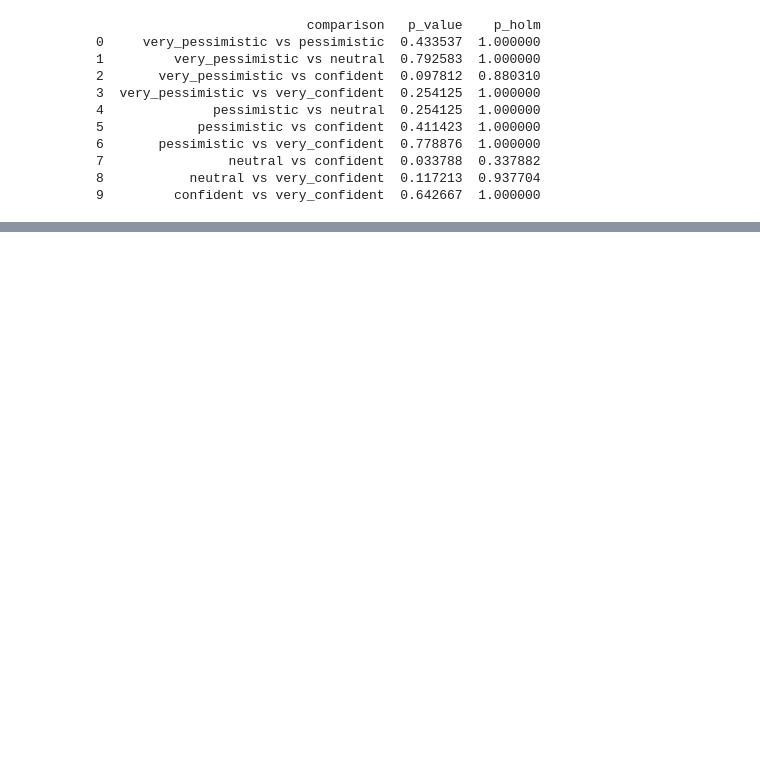
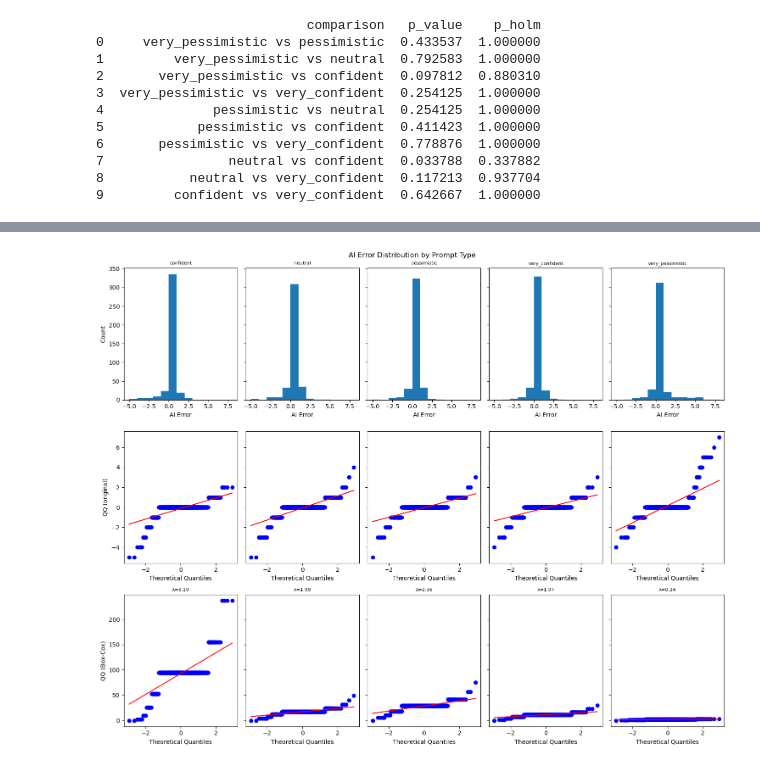
Before and after one commit to nebsen123/Prompt-bias-in-AI-grading, a Jupyter notebook: AI-Grader-ART_ANOVA.ipynb, the cells around one changed output, grey strips where cells are left out. Cells and saved outputs as stored; diff of their text form; code cells hidden in the pictures; blank space fills up the shorter version.

```diff
--- a/AI-Grader-ART_ANOVA.ipynb
+++ b/AI-Grader-ART_ANOVA.ipynb
@@ -1021,0 +1057,49 @@ print(posthoc_df)
+# %%
+error_by_prompt = df.groupby("prompt_type", observed=True)["ai_error"].apply(list)
+prompt_types = error_by_prompt.index.tolist()
+
+all_data = [x for sublist in error_by_prompt.values for x in sublist]
+global_bins = np.arange(min(all_data), max(all_data) + 2)
+
+fig, axes = plt.subplots(3, len(prompt_types), figsize=(15, 12), sharey="row")
+
+for j, prompt_type in enumerate(prompt_types):
+    data = np.array(error_by_prompt[prompt_type])
+
+    # Box-Cox requires strictly positive values
+    shift = abs(data.min()) + 1
+    data_shifted = data + shift
+    data_boxcox, lambda_ = boxcox(data_shifted)
+
+    # Row 1: histograms
+    ax = axes[0, j]
+    ax.hist(data, bins=global_bins)
+    ax.set_title(prompt_type, fontsize=8)
+    if j == 0:
+        ax.set_ylabel("Count")
+    ax.set_xlabel("AI Error")
+
+    # Row 2: QQ plots (original)
+    ax = axes[1, j]
+    stats.probplot(data, dist="norm", plot=ax)
+    ax.set_title("")
+    if j != 0:
+        ax.set_ylabel("")
+    ax.set_xlabel("Theoretical Quantiles")
+
+    # Row 3: QQ plots (box-cox transformed)
+    ax = axes[2, j]
+    stats.probplot(data_boxcox, dist="norm", plot=ax)
+    ax.set_title(f"λ={lambda_:.2f}", fontsize=8)
+    if j != 0:
+        ax.set_ylabel("")
+    ax.set_xlabel("Theoretical Quantiles")
+
+axes[1, 0].set_ylabel("QQ (original)")
+axes[2, 0].set_ylabel("QQ (Box-Cox)")
+
+plt.suptitle("AI Error Distribution by Prompt Type")
+plt.tight_layout()
+plt.show()
+# %% [output]
+[figure, added]
```
Also changed, not shown: parts of 3 cells of this notebook, 2 other files.
